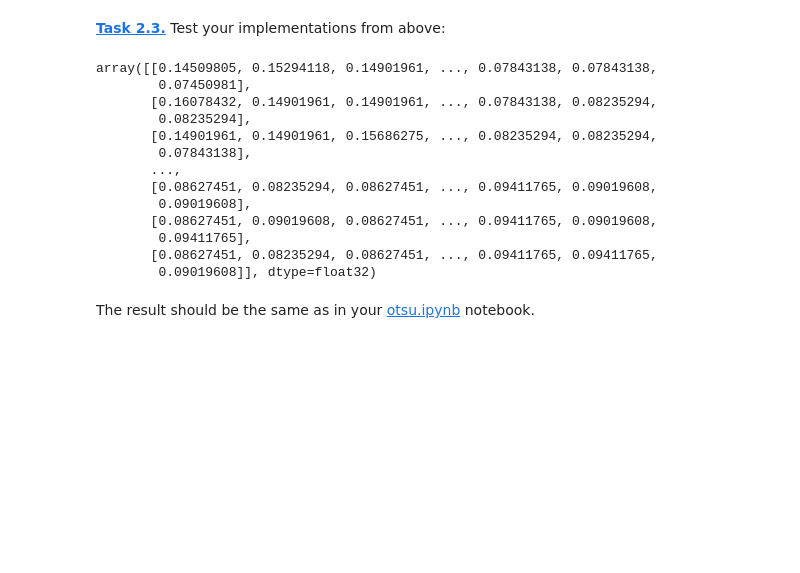
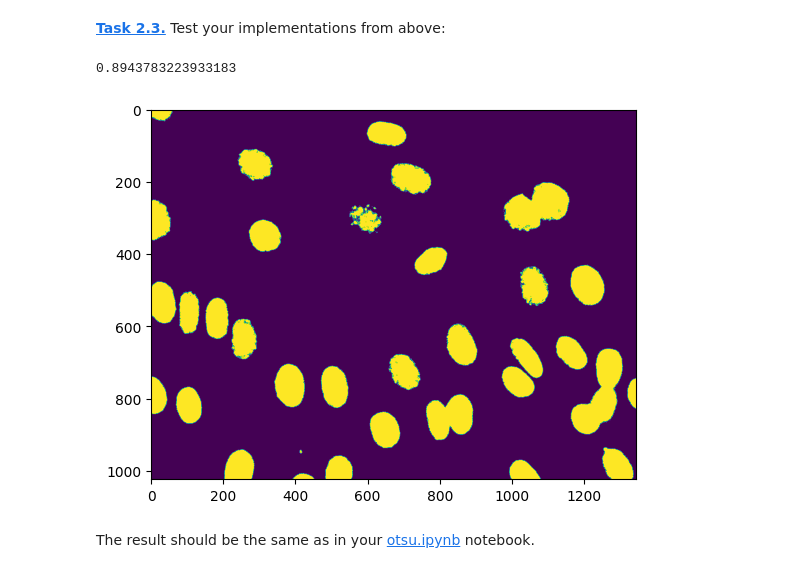
Before and after one commit to Anastasia933/FS5Python, a Jupyter notebook: otsu_batch.ipynb, the cells around one changed output. Cells and saved outputs as stored; diff of their text form; code cells hidden in the pictures; blank space fills up the shorter version.

Commit message:
otsu DONE

```diff
--- a/otsu_batch.ipynb
+++ b/otsu_batch.ipynb
@@ -64,36 +64,39 @@ def otsu_thresholding(imgf):
             min_cost = cost
             best_T = T
 
-    return best_T
+        img8_otsu = img8 >= best_T
+
+    return img8_otsu
 # %% [markdown]
 **[Task 2.2.]()** Implement a re-usable function to compute the Dice coefficient:
 # %%
 def compute_dice(bin1, bin2):
-    assert bin1.dtype == np.bool #binarize bin1 (gt)
-    assert bin2.dtype == np.bool #binarize bin2 (img)
-    intersect = 2 * np.sum(bin2[np.logical_and(bin1, bin2)])
+    bin1 = (bin1 > 0).astype(bool)  # Convert to binary if not already
+    bin2 = (bin2 > 0).astype(bool)
+    assert bin1.dtype == bool #binarize bin1 (gt)
+    assert bin2.dtype == bool #binarize bin2 (img)
+    intersect = np.sum(np.logical_and(bin1, bin2))
     absG = bin1.sum()
     absH = bin2.sum()
-    dice = intersect/(absG + absH)
+    dice = (2 * intersect)/(absG + absH)
     return dice
 # %% [markdown]
 **[Task 2.3.]()** Test your implementations from above:
-# %%
-plt.imread('data/NIH3T3/im/dna-0.png')
-# %% [output]
-array([[0.14509805, 0.15294118, 0.14901961, ..., 0.07843138, 0.07843138,
-        0.07450981],
-       [0.16078432, 0.14901961, 0.14901961, ..., 0.07843138, 0.08235294,
-        0.08235294],
-       [0.14901961, 0.14901961, 0.15686275, ..., 0.08235294, 0.08235294,
-        0.07843138],
-       ...,
-       [0.08627451, 0.08235294, 0.08627451, ..., 0.09411765, 0.09019608,
-        0.09019608],
-       [0.08627451, 0.09019608, 0.08627451, ..., 0.09411765, 0.09019608,
-        0.09411765],
-       [0.08627451, 0.08235294, 0.08627451, ..., 0.09411765, 0.09411765,
-        0.09019608]], dtype=float32)
+# %%
+# Read the images
+imgf = plt.imread('data/NIH3T3/im/dna-0.png')
+gt = plt.imread('data/NIH3T3/gt/0.png')
+
+# Perform Otsu Thresholding
+imgf_otsu = otsu_thresholding(imgf)
+plt.imshow(imgf_otsu)
+
+# Compute Dice coefficient
+dice_score = compute_dice(bin1=gt, bin2=imgf_otsu)
+print(dice_score)
+# %% [output]
+0.8943783223933183
+[figure, added]
 # %% [markdown]
 The result should be the same as in your [otsu.ipynb](otsu.ipynb) notebook.
 # %% [markdown]
```
Also changed, not shown: parts of 1 cell of this notebook, 1 other file.
